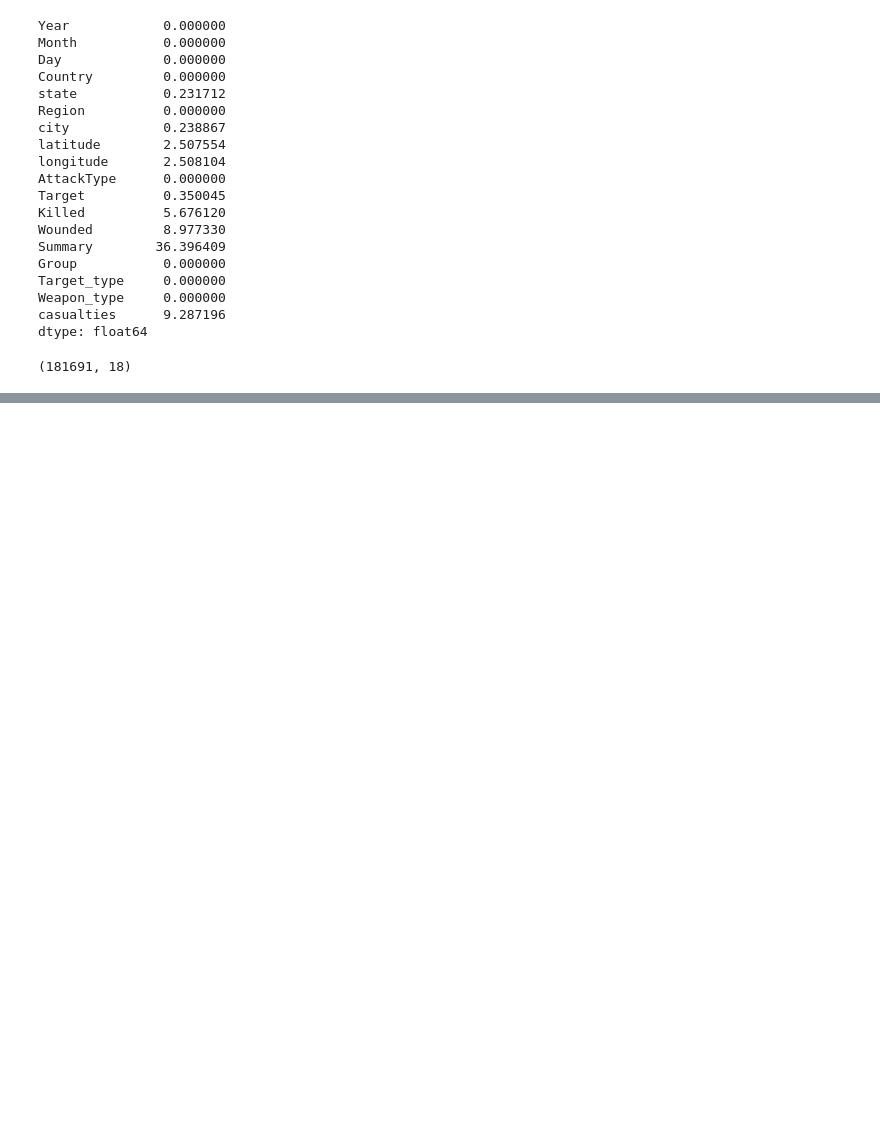
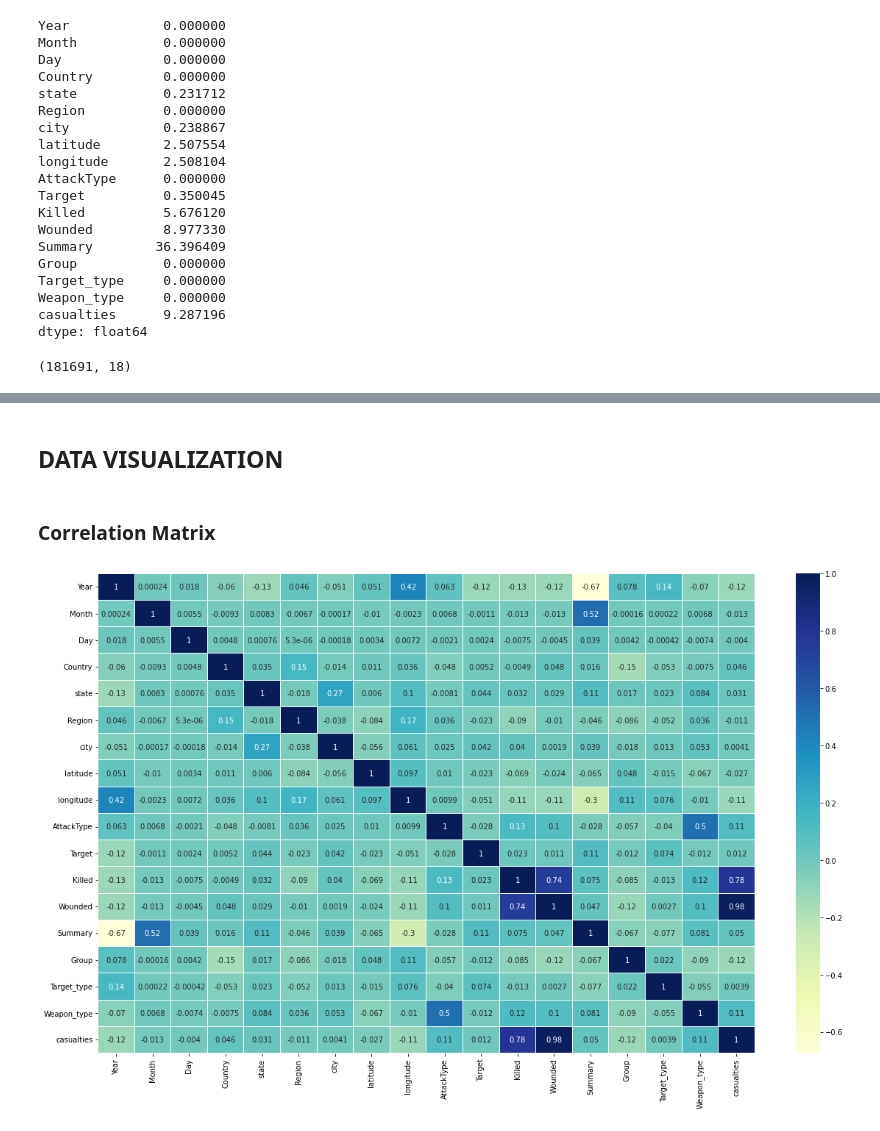
Before and after one commit to Kedarpatil24/Global-Terrorism-Analysis, a Jupyter notebook: Global_Terrorism_Analysis_Capstone_Project.ipynb, the cells around one changed output, grey strips where cells are left out. Cells and saved outputs as stored; diff of their text form; code cells hidden in the pictures; blank space fills up the shorter version.

```diff
--- a/Global_Terrorism_Analysis_Capstone_Project.ipynb
+++ b/Global_Terrorism_Analysis_Capstone_Project.ipynb
@@ -151,0 +172,8 @@ df.shape
+# %% [markdown]
+## **DATA VISUALIZATION**
+# %% [markdown]
+
+
+### Correlation Matrix
+# %%
+df_copy = df.copy()
@@ -151,0 +182,11 @@ df.shape
+# %%
+labelencoder=LabelEncoder()
+for column in df.columns:
+    df_copy[column] = labelencoder.fit_transform(df_copy[column])
+# %%
+# Heatmap of Correlation matrix for visual understanding
+plt.figure(figsize=(20,12))
+sns.heatmap(df_copy.corr(),linewidths=.1,cmap="YlGnBu", annot=True)
+plt.yticks(rotation=0);
+# %% [output]
+[figure, added]
```
Also changed, not shown: parts of 26 cells of this notebook.
